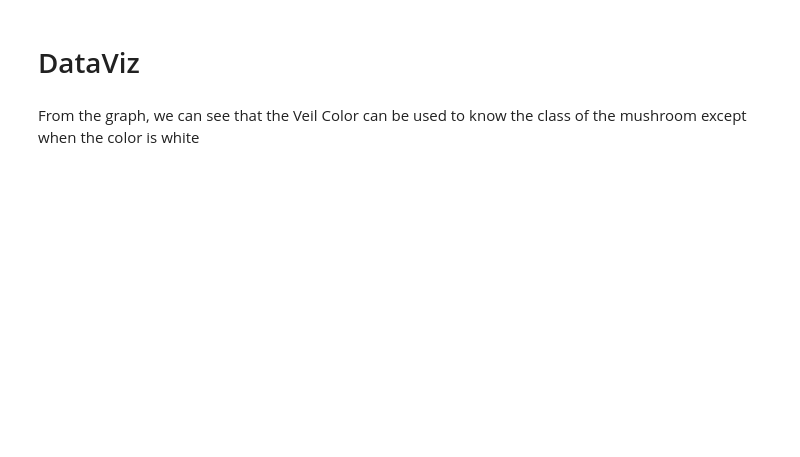
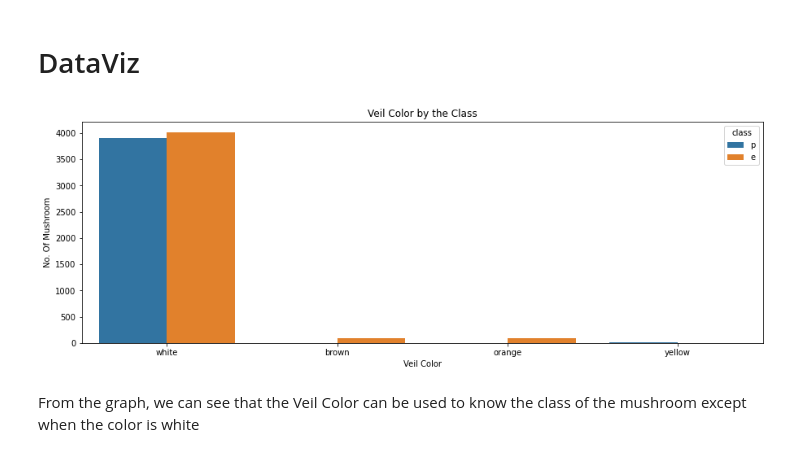
Before and after one commit to saraahawi/Mushroom-Classification, a Jupyter notebook: src/Mohammed-EDA.ipynb, the cells around one changed output. Saved outputs shown, nothing was run; the diff lists cells and outputs as text; code cells hidden in the pictures; blank space fills up the shorter version.

```diff
--- a/src/Mohammed-EDA.ipynb
+++ b/src/Mohammed-EDA.ipynb
@@ -188,11 +200,13 @@ Error:
 # %%
 # Descriptive Statistics
 # Visualizations
 plt.figure(figsize=(15,5))
-sns.countplot(x = 'veil-color' , hue = 'class' , data = data )
+sns.countplot(x = 'veil_color' , hue = 'class' , data = df )
 plt.title('Veil Color by the Class')
 plt.xlabel('Veil Color')
 plt.ylabel('No. Of Mushroom');
+# %% [output]
+[figure, added]
 # %% [markdown]
 From the graph, we can see that the Veil Color can be used to know the class of the mushroom except when the color is white
 # %%
```
Also changed, not shown: parts of 10 cells of this notebook, 3 other files.
